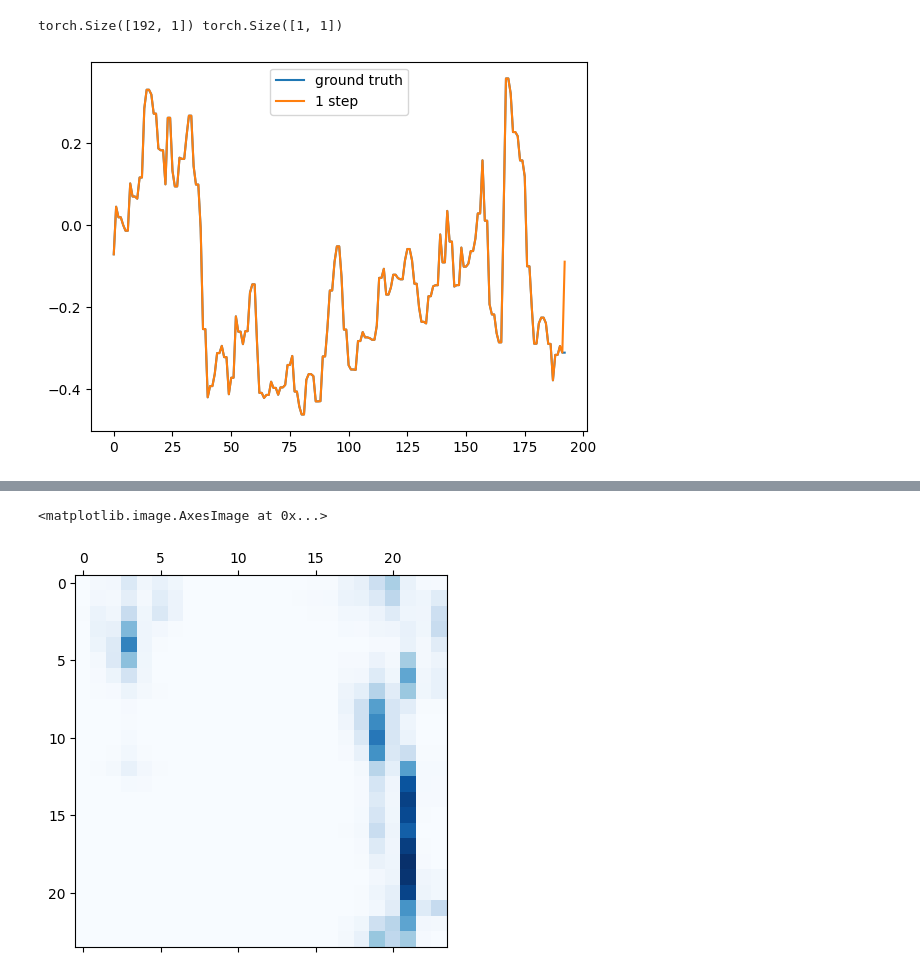
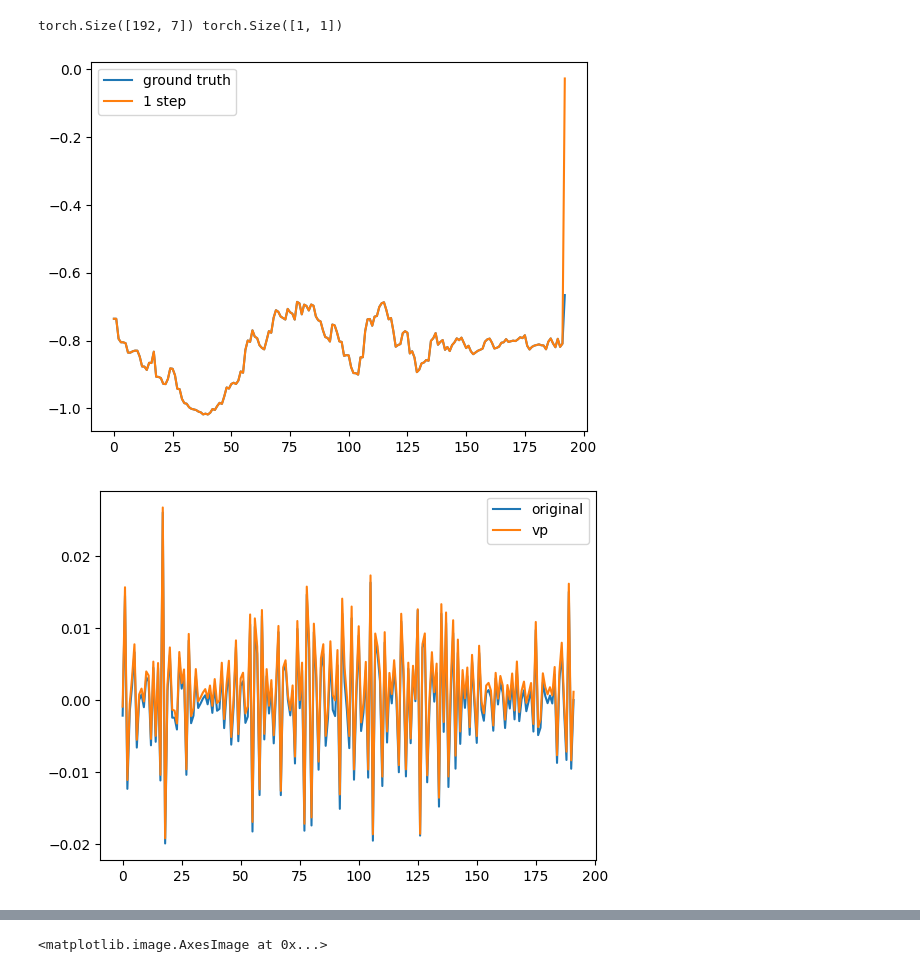
Before and after one commit to aszfaltos/wp_former, a Jupyter notebook: attn_eval.ipynb, the cells around one changed output, grey strips where cells are left out. Drawn from its saved outputs; the diff is of its cells as text; code cells hidden in the pictures.

Commit message:
Eval VPTransformer

```diff
--- a/attn_eval.ipynb
+++ b/attn_eval.ipynb
@@ -2,7 +2,7 @@
 import pandas as pd
 
 from eval_lib import load_model
-from models import Transformer
+from models import Transformer, VPTransformer
 from matplotlib import pyplot as plt
 import numpy as np
 import torch
@@ -12,7 +12,7 @@ import pprint
 from trainer_lib.datasets import TimeSeriesWindowedTensorDataset, TimeSeriesWindowedDatasetConfig
 from signal_decomposition import eemd, wavelet
 
-params, model, _ = load_model(test='regular', name='Alert_Bunny', epoch=10, model_type=Transformer)
+params, model, _ = load_model(test='vp_wavelet', name='Dangerous_Penguin', epoch=30, model_type=VPTransformer)
 
 print(params)
 # %% [output]
@@ -21,10 +21,11 @@ print(params)
 df = data_loader.load_mavir_data('data/mavir_data/mavir.csv')
 df['Power'] = utils.min_max_norm(df['Power'])
 sample = utils.sample(df, 1000, start_idx=10000)
-data = np.array(sample['Power'].to_numpy()[..., np.newaxis], dtype=np.float32)
+data = sample['Power'].to_numpy()
 # %%
 dataset = TimeSeriesWindowedTensorDataset(data,
                                           TimeSeriesWindowedDatasetConfig(params['src_window'],
                                           params['tgt_window'],
                                           params['src_seq_length'],
-                                          params['tgt_seq_length'], 1, False))
+                                          params['tgt_seq_length'], 1, False, False),
+                                          preprocessor=wavelet.WaveletPreprocessor('db2'))
@@ -31,26 +50,37 @@ dataset = TimeSeriesWindowedTensorDataset(data,
 # %%
-shift, look_back, pred = 499, 24, 1
+shift, look_back, pred = 0, 24, 1
 
 ones = torch.ones(1, 1, dataset[0][1].shape[-1])
 
 out = ones
 print(dataset.get_sequence_from_x_windows(dataset[shift][0].unsqueeze(0)).shape, dataset.get_sequence_from_y_windows(dataset[shift][1].unsqueeze(0)).shape)
-gt = torch.concat([dataset.get_sequence_from_x_windows(dataset[shift][0].unsqueeze(0)),
-                   dataset.get_sequence_from_y_windows(dataset[shift][1].unsqueeze(0))])
+gt = torch.concat([dataset.get_sequence_from_x_windows(dataset[shift][0].unsqueeze(0)).sum(1),
+                   dataset.get_sequence_from_y_windows(dataset[shift][1].unsqueeze(0)).sum(1)])
 for i in range(pred - 1):
     out = torch.concatenate((ones, model(dataset[shift][0].unsqueeze(0), out)), dim=1)
 
-out, enc_attn, dec_self_attn, dec_cross_attn = model(dataset[shift][0].unsqueeze(0), out, True)
+out, enc_attn, dec_self_attn, dec_cross_attn, vp_out = model(dataset[shift][0].unsqueeze(0), out, True)
 
-output = torch.concat([dataset.get_sequence_from_x_windows(dataset[shift][0].unsqueeze(0)),
-                       dataset.get_sequence_from_y_windows(out.detach())])
+output = torch.concat([dataset.get_sequence_from_x_windows(dataset[shift][0].unsqueeze(0)).sum(1),
+                       dataset.get_sequence_from_y_windows(out.detach()).sum(1)])
 
 plt.plot(gt.reshape(dataset.sl_x * dataset.ws_x + dataset.sl_y) * dataset.ws_y, label='ground truth')
 plt.plot(output.reshape(dataset.sl_x * dataset.ws_x + dataset.sl_y * dataset.ws_y), label=f'{pred} step')
 plt.legend()
 plt.show()
 
+orig = dataset.get_sequence_from_x_windows(dataset[shift][0].unsqueeze(0))
+vp = dataset.get_sequence_from_x_windows(vp_out.detach())
+
+for i in range(orig.shape[-1]):
+    plt.plot(orig[..., i], label='original')
+    plt.plot(vp[..., i], label='vp')
+
+    plt.legend()
+    plt.show()
+
 plt.matshow(enc_attn[0].detach().numpy()[0, 0, :, :], cmap=plt.cm.Blues)
 # %% [output]
-torch.Size([192, 1]) torch.Size([1, 1])
+torch.Size([192, 7]) torch.Size([1, 1])
-[figure, old version]
+[figure, new version]
+[figure, new version]
@@ -57,2 +93 @@ torch.Size([192, 1]) torch.Size([1, 1])
 <matplotlib.image.AxesImage at 0x...>
-[figure, old version]
```
Also changed, not shown: parts of 3 cells of this notebook, 3 other files.
